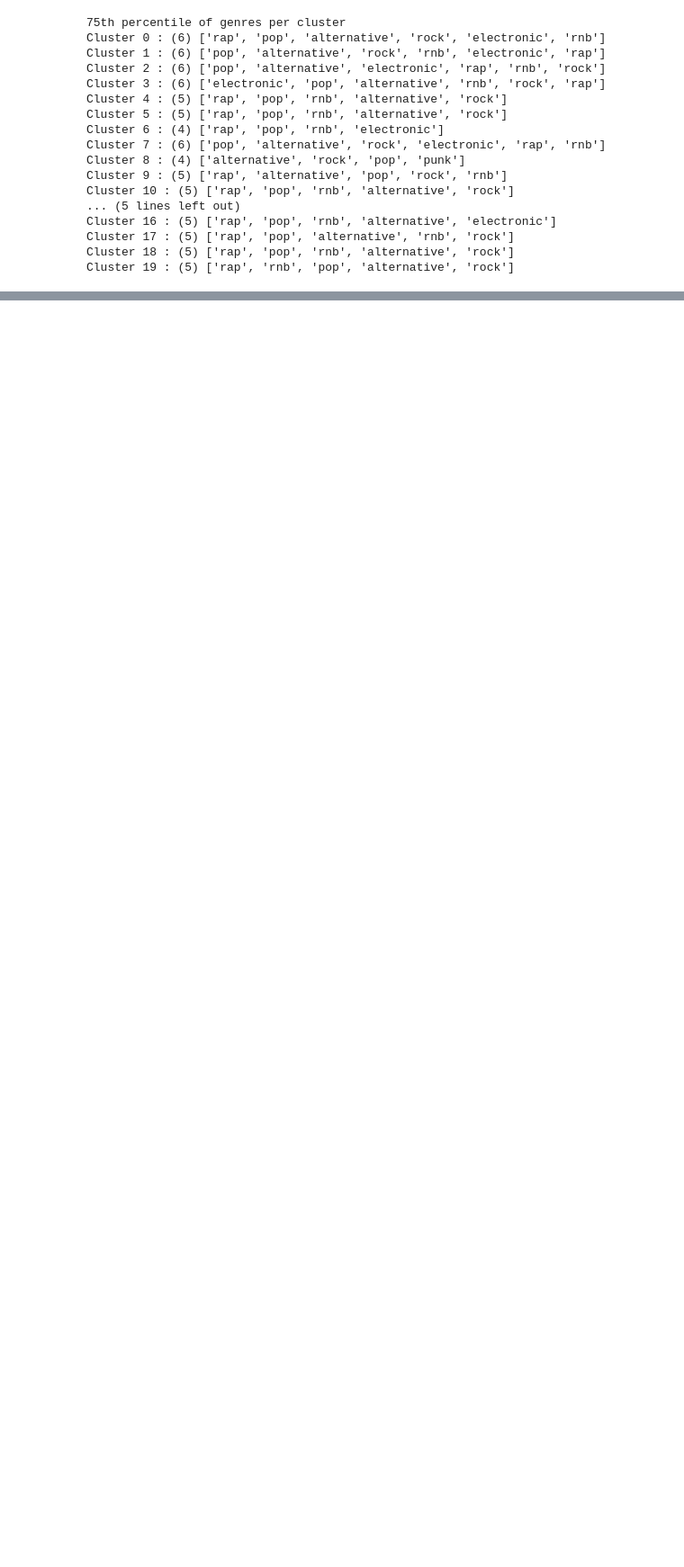
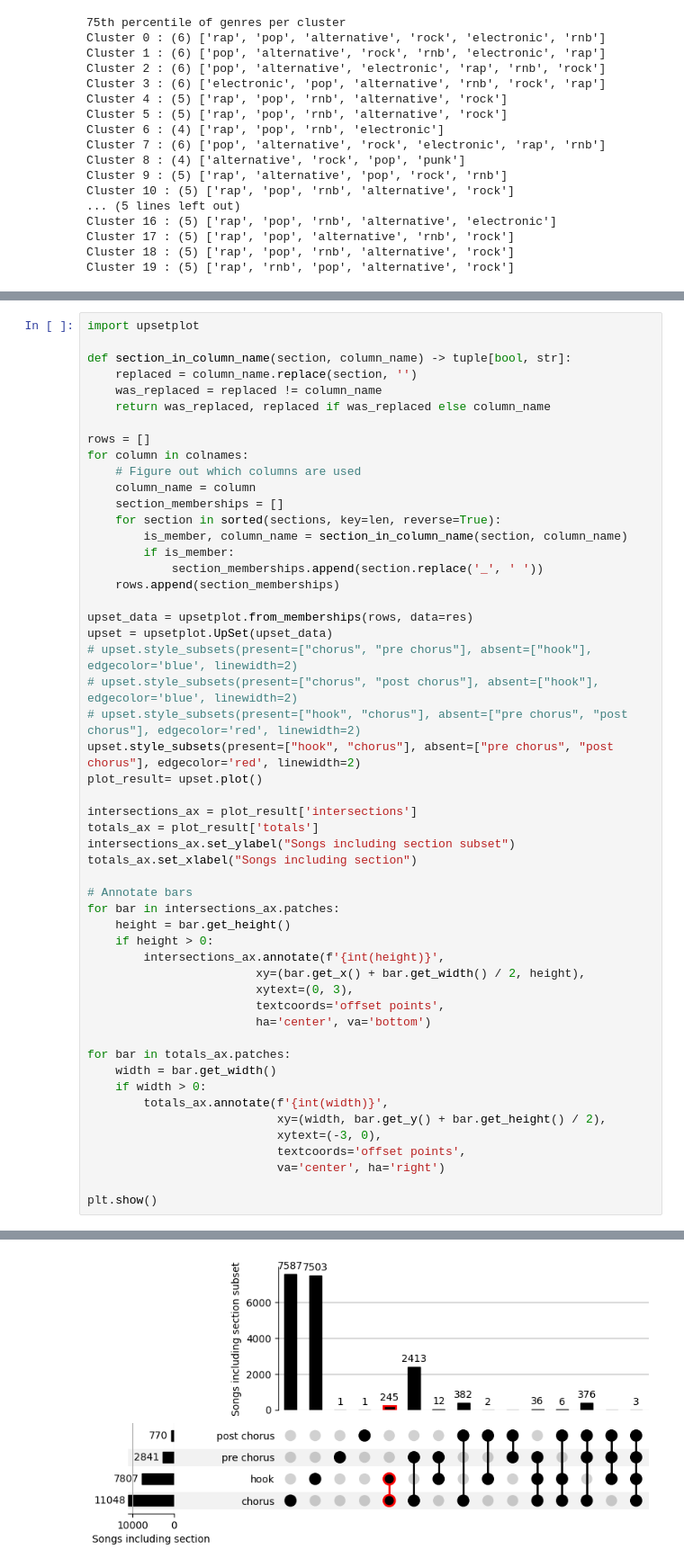
Before and after one commit to sbakker6/MusicRSAndChildren, a Jupyter notebook: analysis.ipynb, the cells around one changed output, grey strips where cells are left out. Shown: that part at 90% size. Saved outputs shown, nothing was run; the diff lists cells and outputs as text; blank space fills up the shorter version.

Commit message:
Add section upset plot

```diff
--- a/analysis.ipynb
+++ b/analysis.ipynb
@@ -598,0 +632,53 @@ Cluster 19 : (5) ['rap', 'rnb', 'pop', 'alternative', 'rock']
+# %%
+import upsetplot
+
+def section_in_column_name(section, column_name) -> tuple[bool, str]:
+    replaced = column_name.replace(section, '')
+    was_replaced = replaced != column_name
+    return was_replaced, replaced if was_replaced else column_name
+
+rows = []
+for column in colnames:
+    # Figure out which columns are used
+    column_name = column
+    section_memberships = []
+    for section in sorted(sections, key=len, reverse=True):
+        is_member, column_name = section_in_column_name(section, column_name)
+        if is_member:
+            section_memberships.append(section.replace('_', ' '))
+    rows.append(section_memberships)
+
+upset_data = upsetplot.from_memberships(rows, data=res)
+upset = upsetplot.UpSet(upset_data)
+# upset.style_subsets(present=["chorus", "pre chorus"], absent=["hook"], edgecolor='blue', linewidth=2)
+# upset.style_subsets(present=["chorus", "post chorus"], absent=["hook"], edgecolor='blue', linewidth=2)
+# upset.style_subsets(present=["hook", "chorus"], absent=["pre chorus", "post chorus"], edgecolor='red', linewidth=2)
+upset.style_subsets(present=["hook", "chorus"], absent=["pre chorus", "post chorus"], edgecolor='red', linewidth=2)
+plot_result= upset.plot()
+
+intersections_ax = plot_result['intersections']
+totals_ax = plot_result['totals']
+intersections_ax.set_ylabel("Songs including section subset")
+totals_ax.set_xlabel("Songs including section")
+
+# Annotate bars
+for bar in intersections_ax.patches:
+    height = bar.get_height()
+    if height > 0:
+        intersections_ax.annotate(f'{int(height)}',
+                        xy=(bar.get_x() + bar.get_width() / 2, height),
+                        xytext=(0, 3),
+                        textcoords='offset points',
+                        ha='center', va='bottom')
+
+for bar in totals_ax.patches:
+    width = bar.get_width()
+    if width > 0:
+        totals_ax.annotate(f'{int(width)}',
+                           xy=(width, bar.get_y() + bar.get_height() / 2),
+                           xytext=(-3, 0),
+                           textcoords='offset points',
+                           va='center', ha='right')
+
+plt.show()
+# %% [output]
@@ -598,0 +702 @@ Cluster 19 : (5) ['rap', 'rnb', 'pop', 'alternative', 'rock']
+[figure, added]
```
Also changed, not shown: parts of 4 cells of this notebook.
